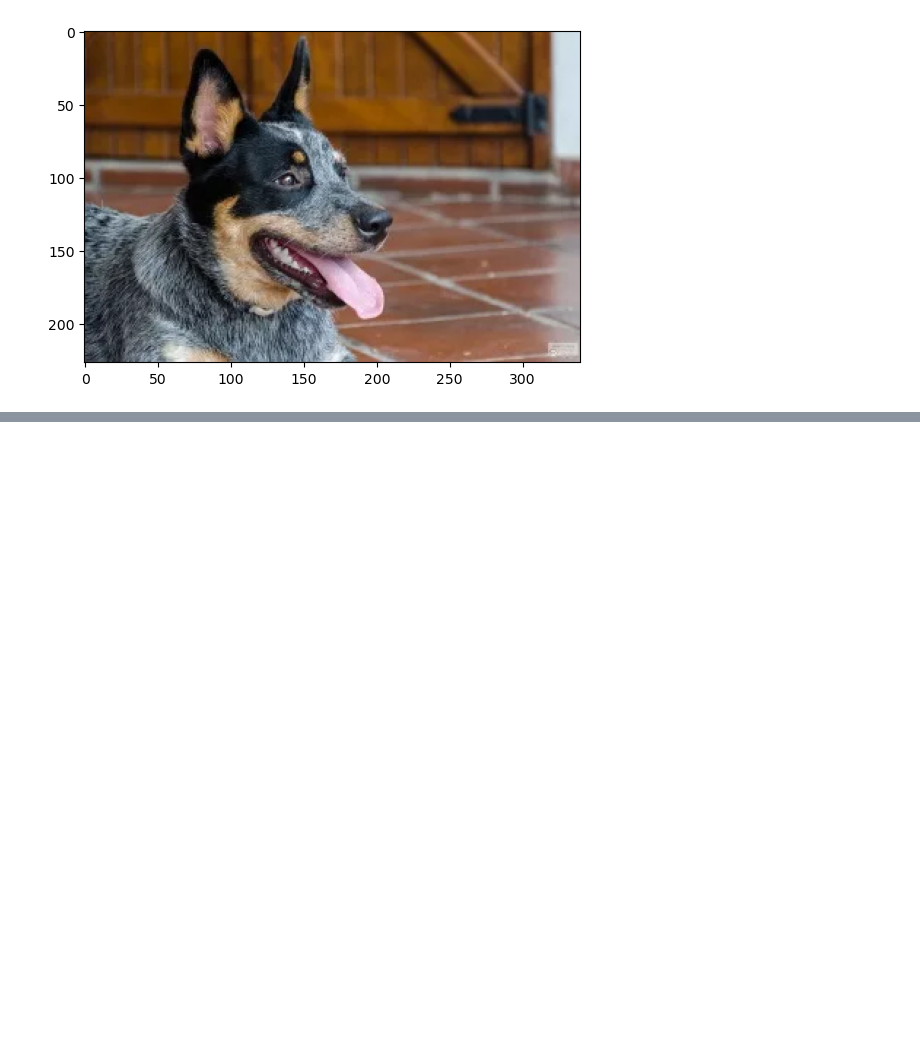
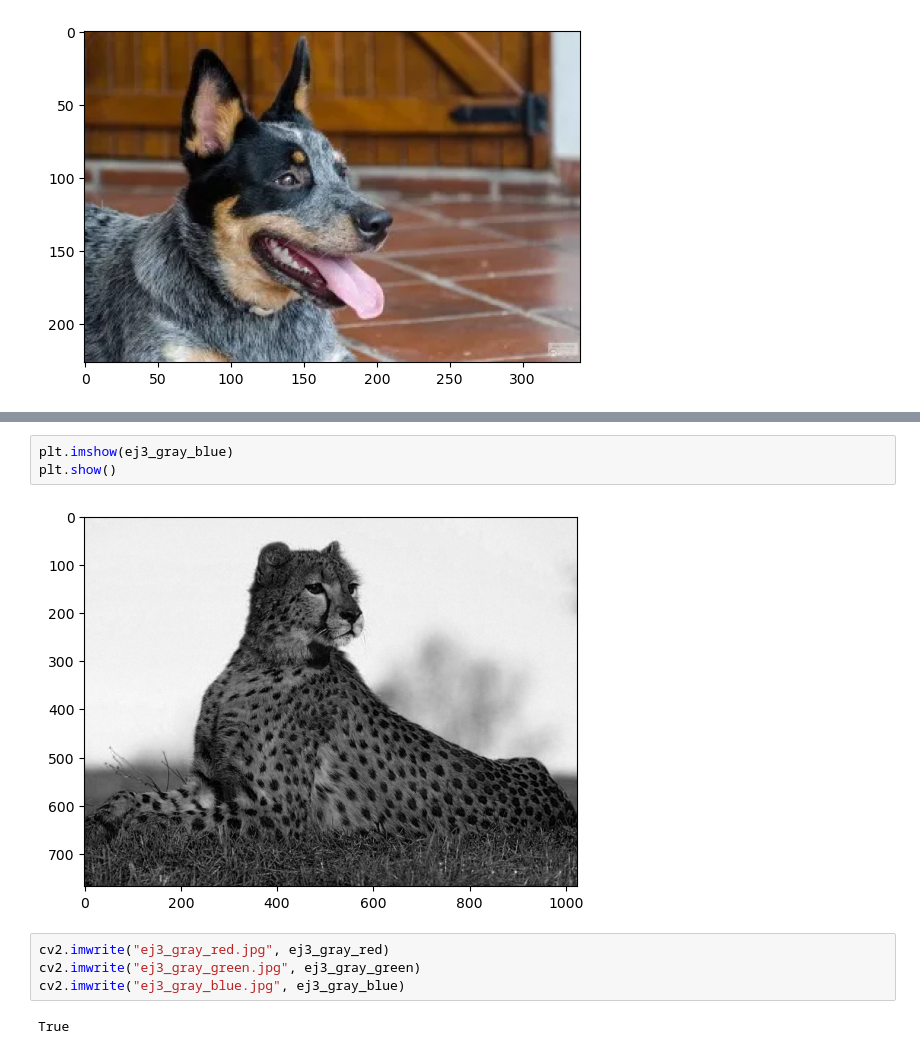
Before and after one commit to jriveramol/Lab1_ProcesamientoImagenes, a Jupyter notebook: 24005123 - Lab1.ipynb, the cells around one changed output, grey strips where cells are left out. Drawn from its saved outputs; the diff is of its cells as text; blank space fills up the shorter version.

```diff
--- a/24005123 - Lab1.ipynb
+++ b/24005123 - Lab1.ipynb
@@ -84,0 +124,11 @@ plt.show()
+# %%
+plt.imshow(ej3_gray_blue)
+plt.show()
+# %% [output]
+[figure, added]
+# %%
+cv2.imwrite("ej3_gray_red.jpg", ej3_gray_red)
+cv2.imwrite("ej3_gray_green.jpg", ej3_gray_green)
+cv2.imwrite("ej3_gray_blue.jpg", ej3_gray_blue)
+# %% [output]
+True
```
Also changed, not shown: parts of 9 cells of this notebook, 4 other files.
